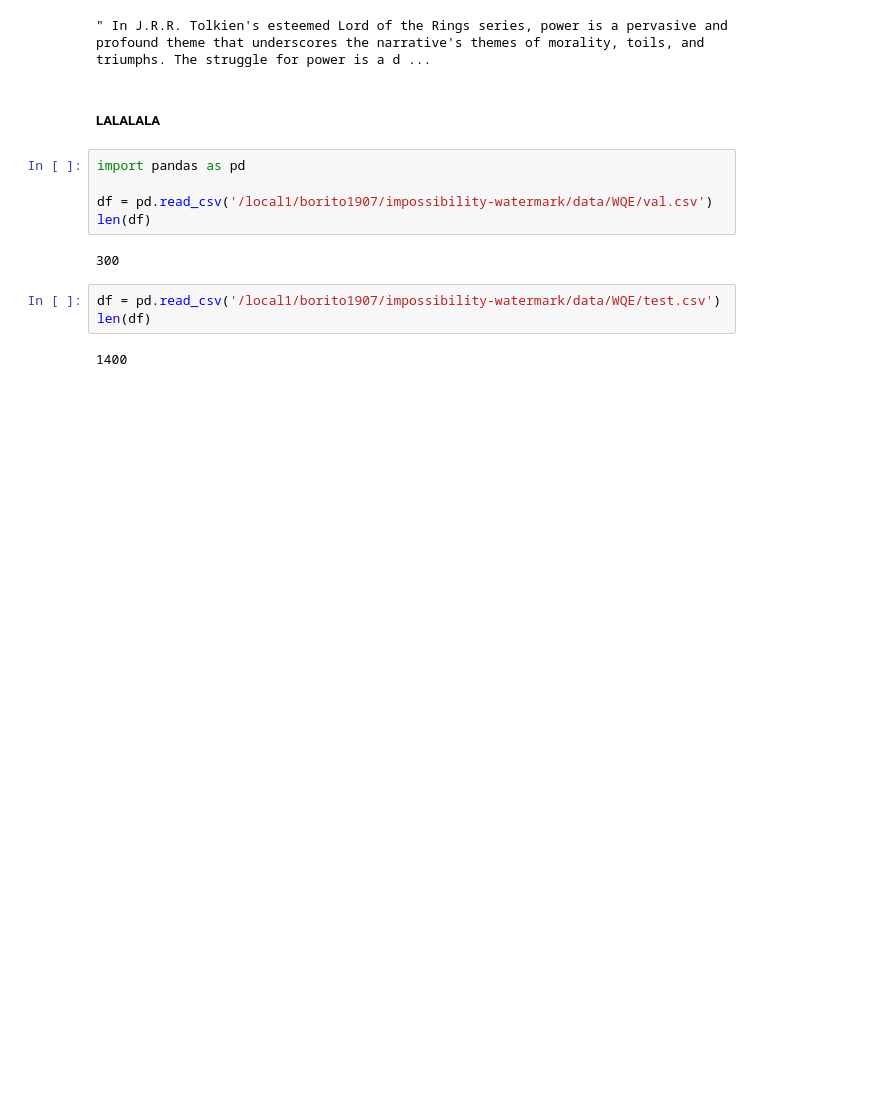
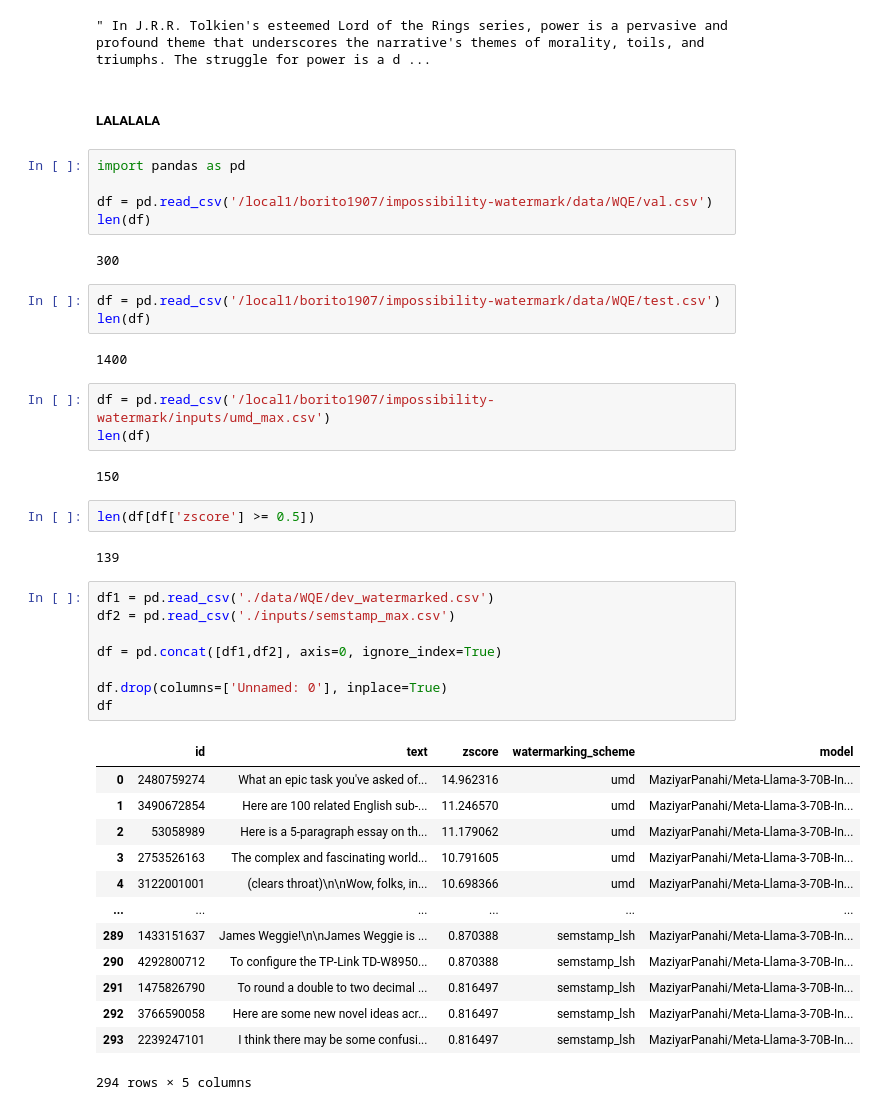
Before and after one commit to borito1907/impossibility-watermark, a Jupyter notebook: playground.ipynb, the cells around one changed output. Cells and saved outputs as stored; diff of their text form; blank space fills up the shorter version.

```diff
--- a/playground.ipynb
+++ b/playground.ipynb
@@ -116,3 +116,34 @@ df = pd.read_csv('/local1/borito1907/impossibility-watermark/data/WQE/test.csv')
 len(df)
 # %% [output]
 1400
+# %%
+df = pd.read_csv('/local1/borito1907/impossibility-watermark/inputs/umd_max.csv')
+len(df)
+# %% [output]
+150
+# %%
+len(df[df['zscore'] >= 0.5])
+# %% [output]
+139
+# %%
+df1 = pd.read_csv('./data/WQE/dev_watermarked.csv')
+df2 = pd.read_csv('./inputs/semstamp_max.csv')
+
+df = pd.concat([df1,df2], axis=0, ignore_index=True)
+
+df.drop(columns=['Unnamed: 0'], inplace=True)
+df
+# %% [output]
+|  | id | text | zscore | watermarking_scheme | model |
+| 0 | 2480759274 | What an epic task you've asked of... | 14.962316 | umd | MaziyarPanahi/Meta-Llama-3-70B-In... |
+| 1 | 3490672854 | Here are 100 related English sub-... | 11.246570 | umd | MaziyarPanahi/Meta-Llama-3-70B-In... |
+| 2 | 53058989 | Here is a 5-paragraph essay on th... | 11.179062 | umd | MaziyarPanahi/Meta-Llama-3-70B-In... |
+| 3 | 2753526163 | The complex and fascinating world... | 10.791605 | umd | MaziyarPanahi/Meta-Llama-3-70B-In... |
+| 4 | 3122001001 | (clears throat)\n\nWow, folks, in... | 10.698366 | umd | MaziyarPanahi/Meta-Llama-3-70B-In... |
+| ... | ... | ... | ... | ... | ... |
+| 289 | 1433151637 | James Weggie!\n\nJames Weggie is ... | 0.870388 | semstamp_lsh | MaziyarPanahi/Meta-Llama-3-70B-In... |
+| 290 | 4292800712 | To configure the TP-Link TD-W8950... | 0.870388 | semstamp_lsh | MaziyarPanahi/Meta-Llama-3-70B-In... |
+| 291 | 1475826790 | To round a double to two decimal ... | 0.816497 | semstamp_lsh | MaziyarPanahi/Meta-Llama-3-70B-In... |
+| 292 | 3766590058 | Here are some new novel ideas acr... | 0.816497 | semstamp_lsh | MaziyarPanahi/Meta-Llama-3-70B-In... |
+| 293 | 2239247101 | I think there may be some confusi... | 0.816497 | semstamp_lsh | MaziyarPanahi/Meta-Llama-3-70B-In... |
+294 rows × 5 columns
```
Also changed, not shown: parts of 3 cells of this notebook, 6 other files.
